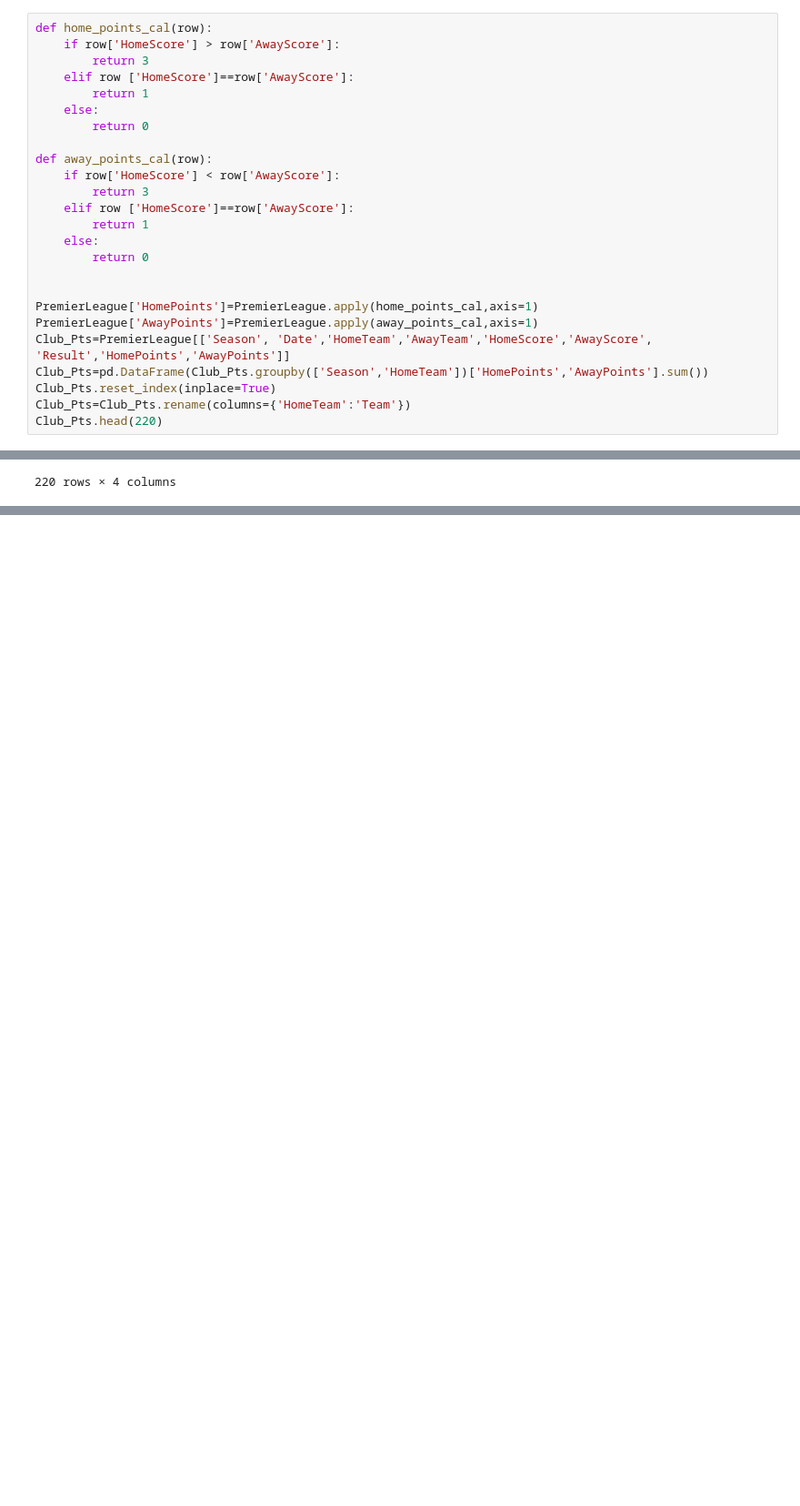
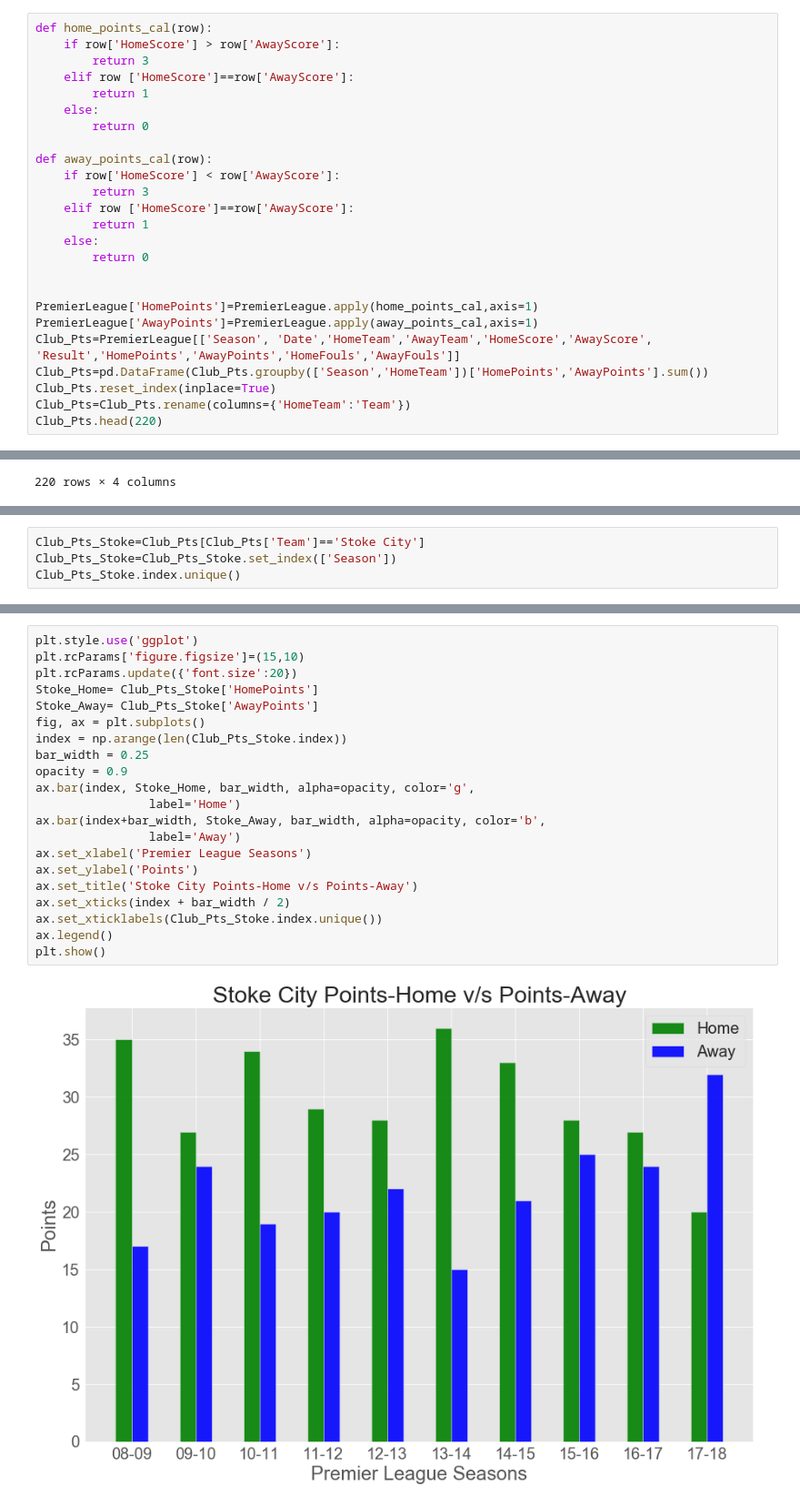
Before and after one commit to myfriendscallmeJ/a4, a Jupyter notebook: Project 4.ipynb, the cells around one changed output, grey strips where cells are left out. Shown at 91% size. Cells and saved outputs as stored; diff of their text form; blank space fills up the shorter version.

```diff
--- a/Project 4.ipynb
+++ b/Project 4.ipynb
@@ -887,7 +887,7 @@ def away_points_cal(row):
 
 PremierLeague['HomePoints']=PremierLeague.apply(home_points_cal,axis=1)
 PremierLeague['AwayPoints']=PremierLeague.apply(away_points_cal,axis=1)
-Club_Pts=PremierLeague[['Season', 'Date','HomeTeam','AwayTeam','HomeScore','AwayScore', 'Result','HomePoints','AwayPoints']]
+Club_Pts=PremierLeague[['Season', 'Date','HomeTeam','AwayTeam','HomeScore','AwayScore', 'Result','HomePoints','AwayPoints','HomeFouls','AwayFouls']]
 Club_Pts=pd.DataFrame(Club_Pts.groupby(['Season','HomeTeam'])['HomePoints','AwayPoints'].sum())
 Club_Pts.reset_index(inplace=True)
 Club_Pts=Club_Pts.rename(columns={'HomeTeam':'Team'})
@@ -939,3 +933,7 @@ plt.ylabel('Away Points')
 label_point(Club_Pts.HomePoints, Club_Pts.AwayPoints, Club_Pts.Team, plt.gca())
 # %% [output]
 [figure]
+# %%
+Club_Pts_Stoke=Club_Pts[Club_Pts['Team']=='Stoke City']
+Club_Pts_Stoke=Club_Pts_Stoke.set_index(['Season'])
+Club_Pts_Stoke.index.unique()
@@ -941,0 +944,23 @@ label_point(Club_Pts.HomePoints, Club_Pts.AwayPoints, Club_Pts.Team, plt.gca())
+# %%
+plt.style.use('ggplot')
+plt.rcParams['figure.figsize']=(15,10)
+plt.rcParams.update({'font.size':20})
+Stoke_Home= Club_Pts_Stoke['HomePoints']
+Stoke_Away= Club_Pts_Stoke['AwayPoints']
+fig, ax = plt.subplots()
+index = np.arange(len(Club_Pts_Stoke.index))
+bar_width = 0.25
+opacity = 0.9
+ax.bar(index, Stoke_Home, bar_width, alpha=opacity, color='g',
+                label='Home')
+ax.bar(index+bar_width, Stoke_Away, bar_width, alpha=opacity, color='b',
+                label='Away')
+ax.set_xlabel('Premier League Seasons')
+ax.set_ylabel('Points')
+ax.set_title('Stoke City Points-Home v/s Points-Away')
+ax.set_xticks(index + bar_width / 2)
+ax.set_xticklabels(Club_Pts_Stoke.index.unique())
+ax.legend()
+plt.show()
+# %% [output]
+[figure, added]
```
Also changed, not shown: parts of 5 cells of this notebook.
